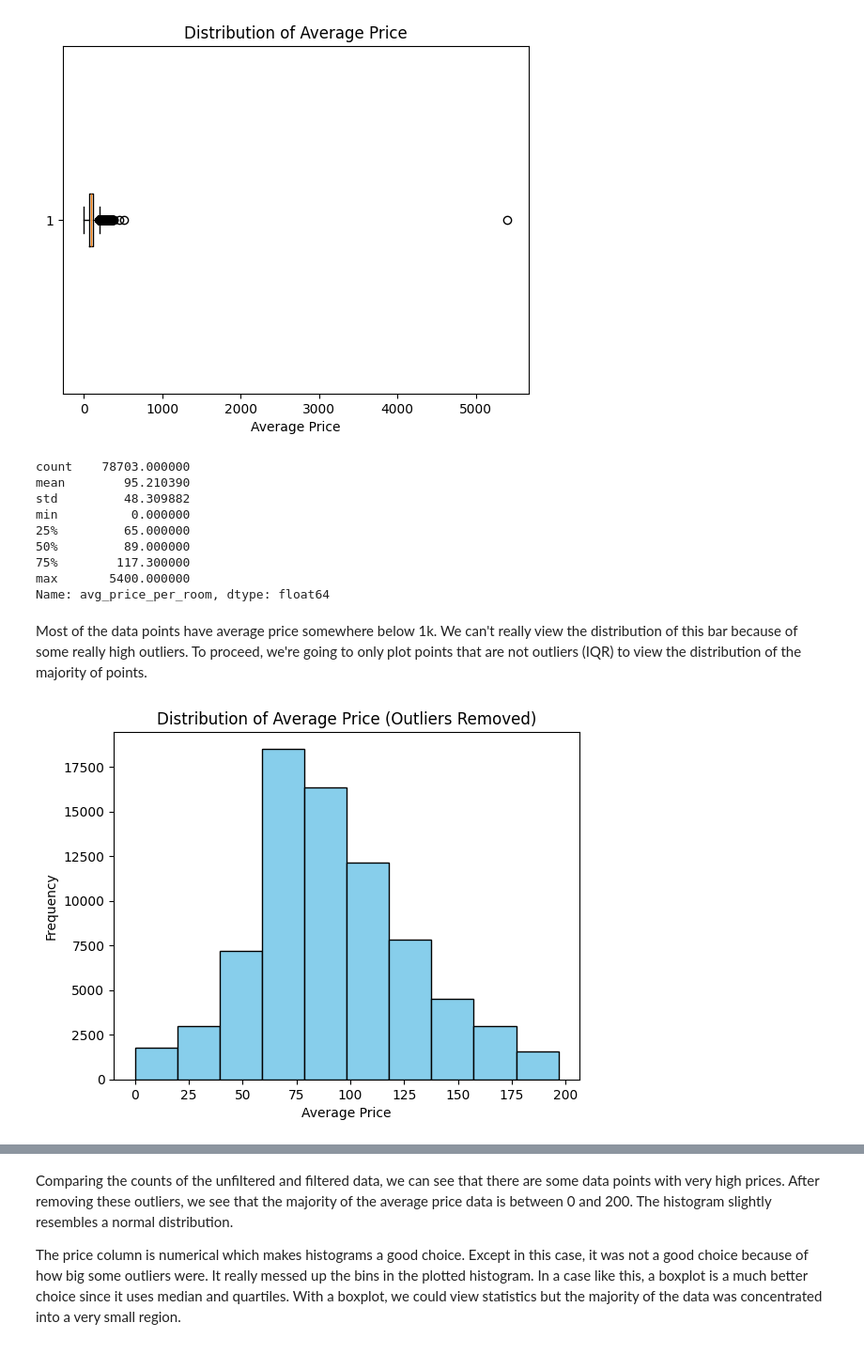
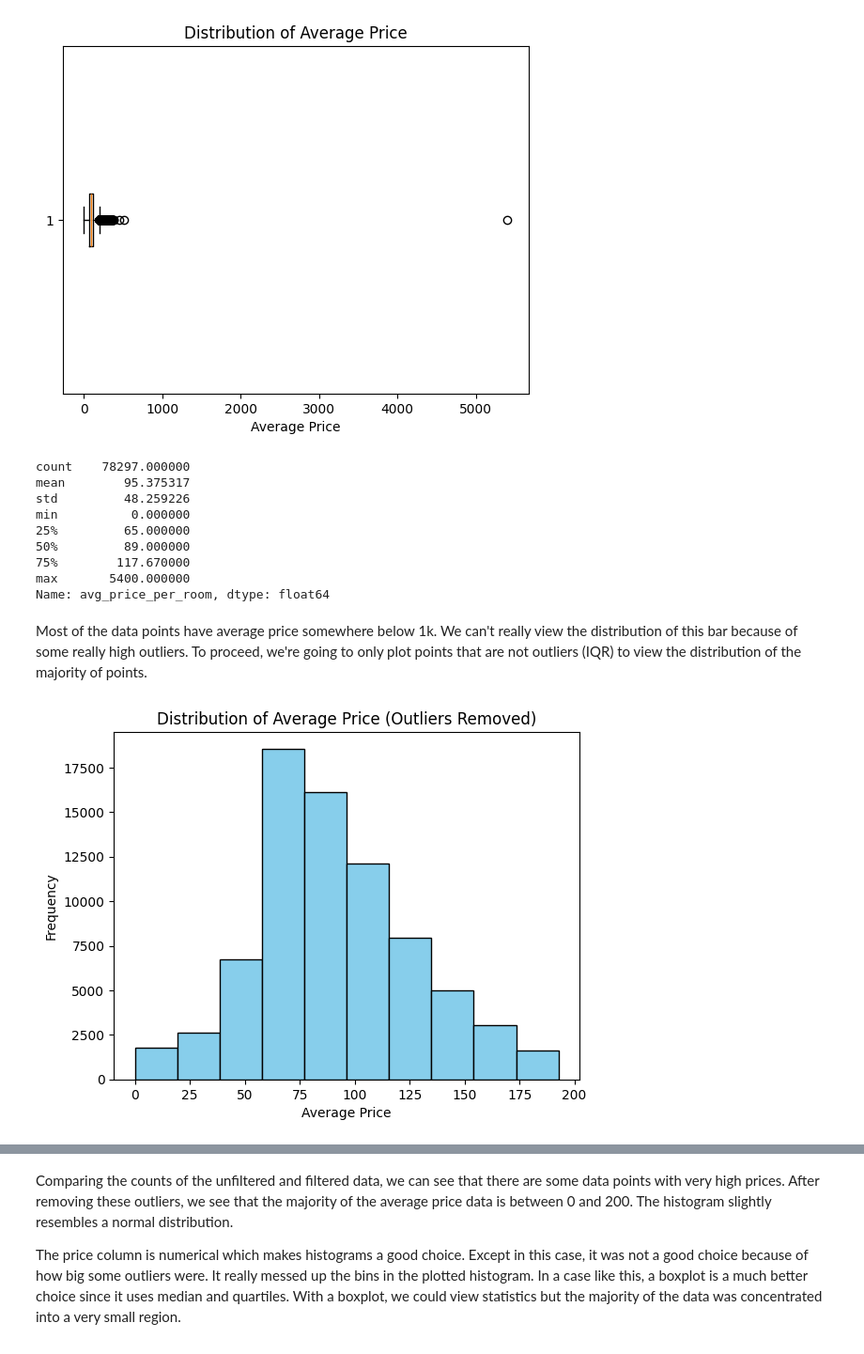
Before and after one commit to achen409/cs236-project, a Jupyter notebook: hotel_booking_cleaning.ipynb, the cells around one changed output, grey strips where cells are left out. Shown at 94% size. Cells and saved outputs as stored; diff of their text form; code cells hidden in the pictures.

Commit message:
filter done in spark now

```diff
--- a/hotel_booking_cleaning.ipynb
+++ b/hotel_booking_cleaning.ipynb
@@ -69,7 +73,6 @@ Before we continue with the EDA it is important to clean out any NaN's or null v
 hotel_pd = hotel_booking.toPandas()
 # %%
 # filter by drop na datapoints and dropping duplicate rows
-hotel_pd = hotel_pd.dropna()
-hotel_pd = hotel_pd.drop_duplicates()
+hotel_booking = hotel_booking.dropna().dropDuplicates()
 # %%
 # output filtered hotel_booking as csv
@@ -365,42 +403,42 @@ Text(0.5, 1.0, 'Distribution of Average Price')
 [figure]
 # %%
 # summary statistics of price
-hotel_pd["avg_price_per_room"].describe()
+price_pd["avg_price_per_room"].describe()
 # %% [output]
-count    78703.000000
-mean        95.210390
-std         48.309882
+count    78297.000000
+mean        95.375317
+std         48.259226
 min          0.000000
 25%         65.000000
 50%         89.000000
-75%        117.300000
+75%        117.670000
 max       5400.000000
 Name: avg_price_per_room, dtype: float64
 # %% [markdown]
 Most of the data points have average price somewhere below 1k. We can't really view the distribution of this bar because of some really high outliers. To proceed, we're going to only plot points that are not outliers (IQR) to view the distribution of the majority of points.
 # %%
 # bounds to filter outliers
-q1 = hotel_pd["avg_price_per_room"].quantile(0.25)
-q3 = hotel_pd["avg_price_per_room"].quantile(0.75)
+quantiles = hotel_booking.approxQuantile("avg_price_per_room", [0.25, 0.75], 0.01)
+q1 = quantiles[0]
+q3 = quantiles[1]
 iqr = q3 - q1
 
 lower_bound = q1 - 1.5 * iqr
 upper_bound = q3 + 1.5 * iqr
 
-# filtering outliers
-filtered_prices = hotel_pd[
-    (hotel_pd["avg_price_per_room"] >= lower_bound) &
-    (hotel_pd["avg_price_per_room"] <= upper_bound)
-]["avg_price_per_room"]
+filtered_prices = hotel_booking.filter(
+    (F.col("avg_price_per_room") >= lower_bound) &
+    (F.col("avg_price_per_room") <= upper_bound)
+).select("avg_price_per_room").toPandas()
 
 # histogram of prices w/o big outliers
 plt.hist(filtered_prices, bins=10, color="skyblue", edgecolor="black")
 plt.xlabel("Average Price")
 plt.ylabel("Frequency")
 plt.title("Distribution of Average Price (Outliers Removed)")
 plt.show()
 # %% [output]
-[figure, old version]
+[figure, new version]
 # %%
 # boxplot of prices w/o big outliers
 plt.boxplot(filtered_prices, vert=False)
```
Also changed, not shown: parts of 19 cells of this notebook.
